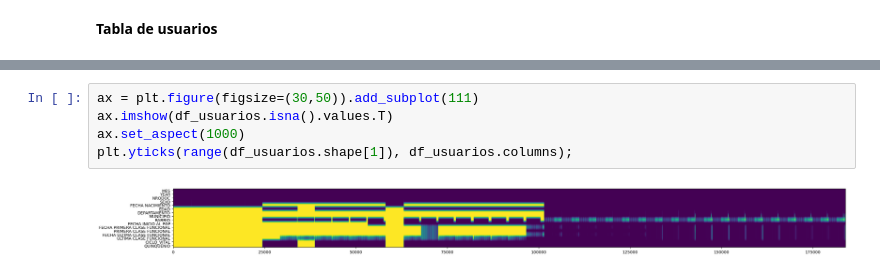
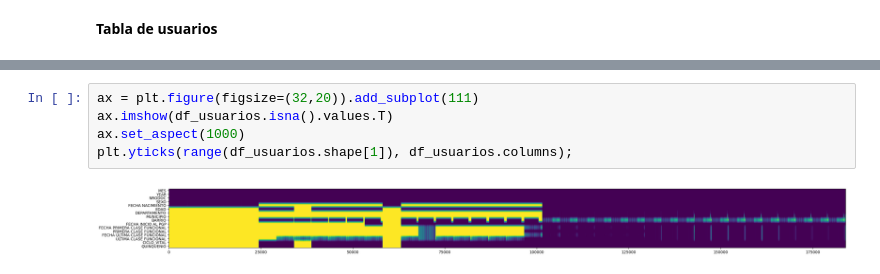
Before and after one commit to EstebanCaroP/Proyecto_Salud, a Jupyter notebook: B_Exploracion.ipynb, the cells around one changed output, grey strips where cells are left out. Cells and saved outputs as stored; diff of their text form.

```diff
--- a/A_Exploracion.ipynb
+++ b/B_Exploracion.ipynb
@@ -163,7 +157,7 @@ check_df(df_usuarios)
 # %%
-ax = plt.figure(figsize=(30,50)).add_subplot(111)
+ax = plt.figure(figsize=(32,20)).add_subplot(111)
 ax.imshow(df_usuarios.isna().values.T)
 ax.set_aspect(1000)
 plt.yticks(range(df_usuarios.shape[1]), df_usuarios.columns);
 # %% [output]
-[figure, old version]
+[figure, new version]
```
Also changed, not shown: parts of 9 cells of this notebook, 1 other file.
